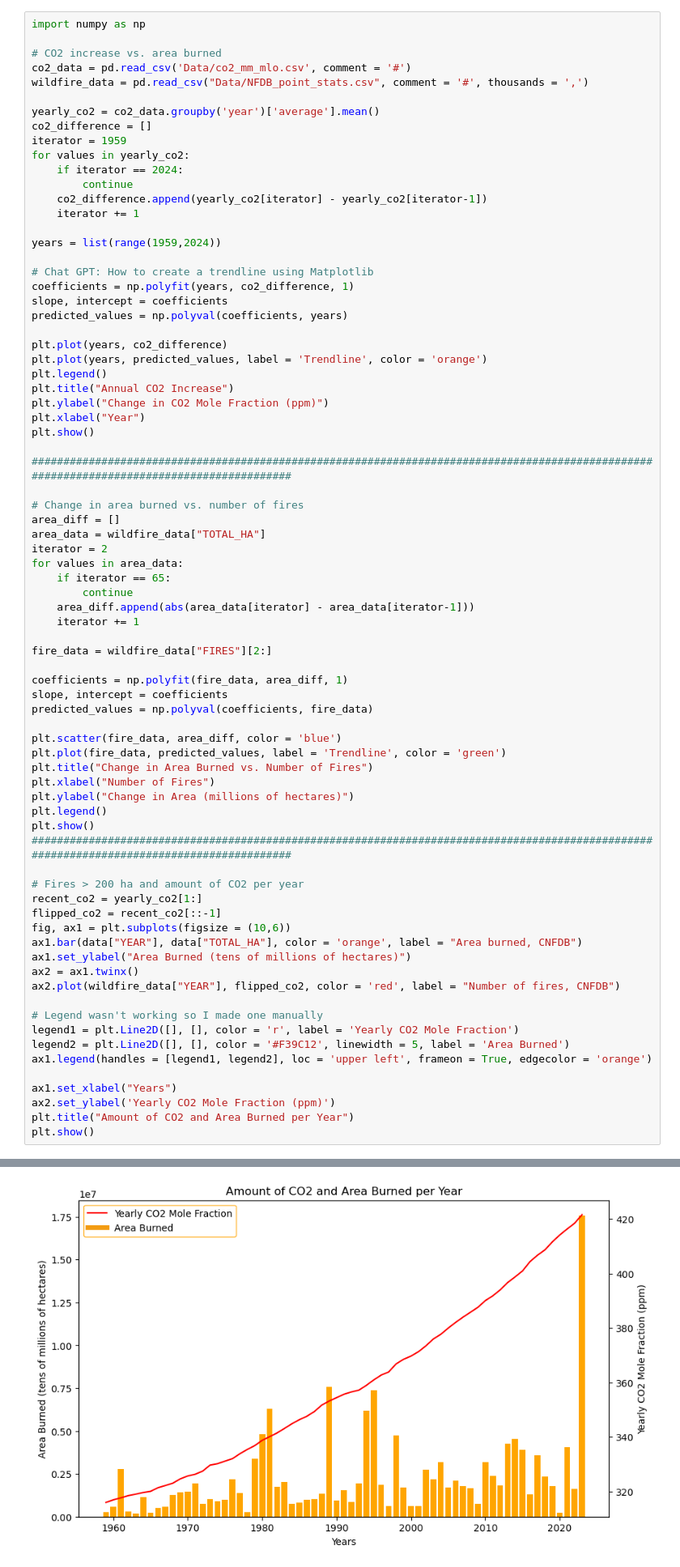
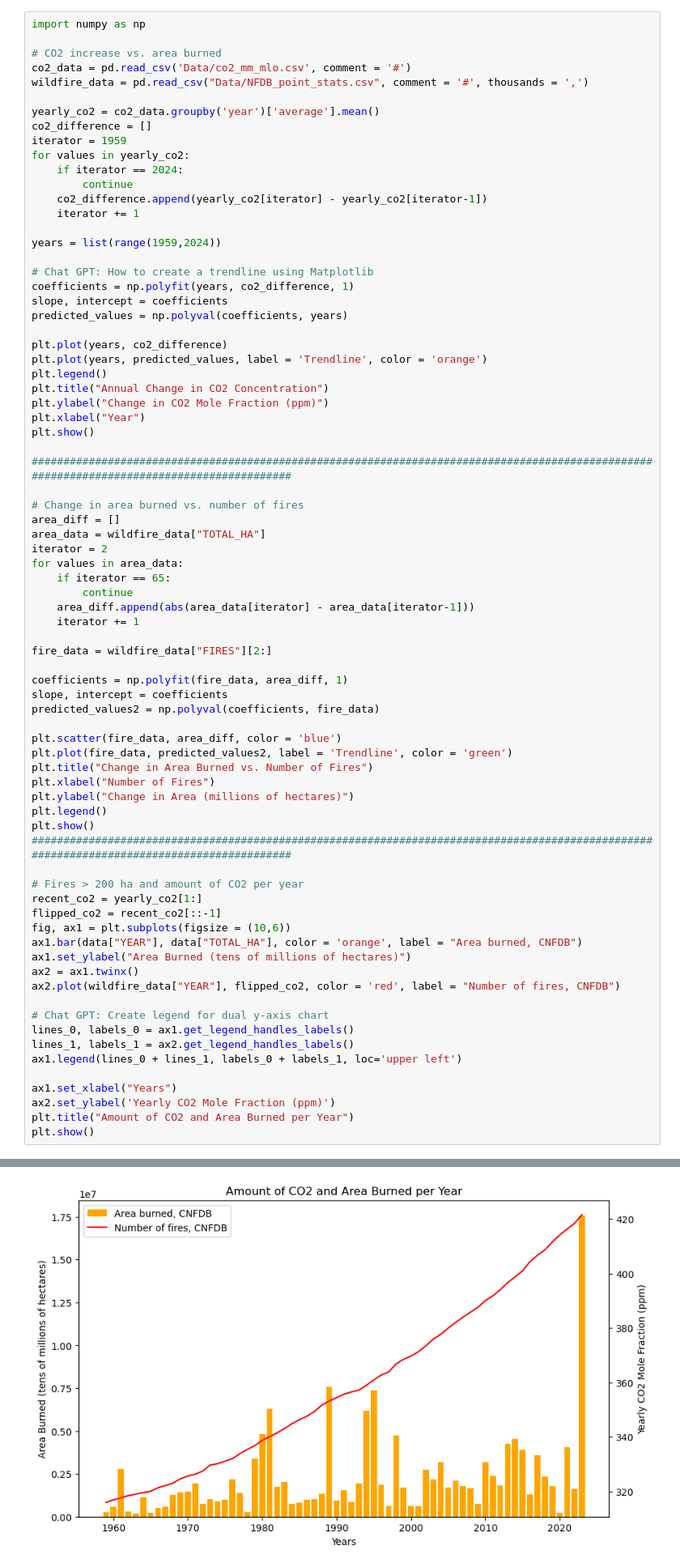
Before and after one commit to Ameridiem7903/ENDG310-Lab2, a Jupyter notebook: Lab2-data.ipynb, the cells around one changed output, grey strips where cells are left out. Shown at 81% size. Saved outputs shown, nothing was run; the diff lists cells and outputs as text.

```diff
--- a/Lab2-data.ipynb
+++ b/Lab2-data.ipynb
@@ -71,7 +71,7 @@ predicted_values = np.polyval(coefficients, years)
 plt.plot(years, co2_difference)
 plt.plot(years, predicted_values, label = 'Trendline', color = 'orange')
 plt.legend()
-plt.title("Annual CO2 Increase")
+plt.title("Annual Change in CO2 Concentration")
 plt.ylabel("Change in CO2 Mole Fraction (ppm)")
 plt.xlabel("Year")
 plt.show()
@@ -92,10 +92,10 @@ fire_data = wildfire_data["FIRES"][2:]
 
 coefficients = np.polyfit(fire_data, area_diff, 1)
 slope, intercept = coefficients
-predicted_values = np.polyval(coefficients, fire_data)
+predicted_values2 = np.polyval(coefficients, fire_data)
 
 plt.scatter(fire_data, area_diff, color = 'blue')
-plt.plot(fire_data, predicted_values, label = 'Trendline', color = 'green')
+plt.plot(fire_data, predicted_values2, label = 'Trendline', color = 'green')
 plt.title("Change in Area Burned vs. Number of Fires")
 plt.xlabel("Number of Fires")
 plt.ylabel("Change in Area (millions of hectares)")
@@ -112,10 +112,10 @@ ax1.set_ylabel("Area Burned (tens of millions of hectares)")
 ax2 = ax1.twinx()
 ax2.plot(wildfire_data["YEAR"], flipped_co2, color = 'red', label = "Number of fires, CNFDB")
 
-# Legend wasn't working so I made one manually
-legend1 = plt.Line2D([], [], color = 'r', label = 'Yearly CO2 Mole Fraction')
-legend2 = plt.Line2D([], [], color = '#F39C12', linewidth = 5, label = 'Area Burned')
-ax1.legend(handles = [legend1, legend2], loc = 'upper left', frameon = True, edgecolor = 'orange')
+# Chat GPT: Create legend for dual y-axis chart
+lines_0, labels_0 = ax1.get_legend_handles_labels()
+lines_1, labels_1 = ax2.get_legend_handles_labels()
+ax1.legend(lines_0 + lines_1, labels_0 + labels_1, loc='upper left')
 
 ax1.set_xlabel("Years")
 ax2.set_ylabel('Yearly CO2 Mole Fraction (ppm)')
@@ -126,4 +126,4 @@ plt.show()
 [figure]
-[figure, old version]
+[figure, new version]
 # %% [markdown]
 # Part 4
```
Also changed, not shown: parts of 3 cells of this notebook, 1 other file.
